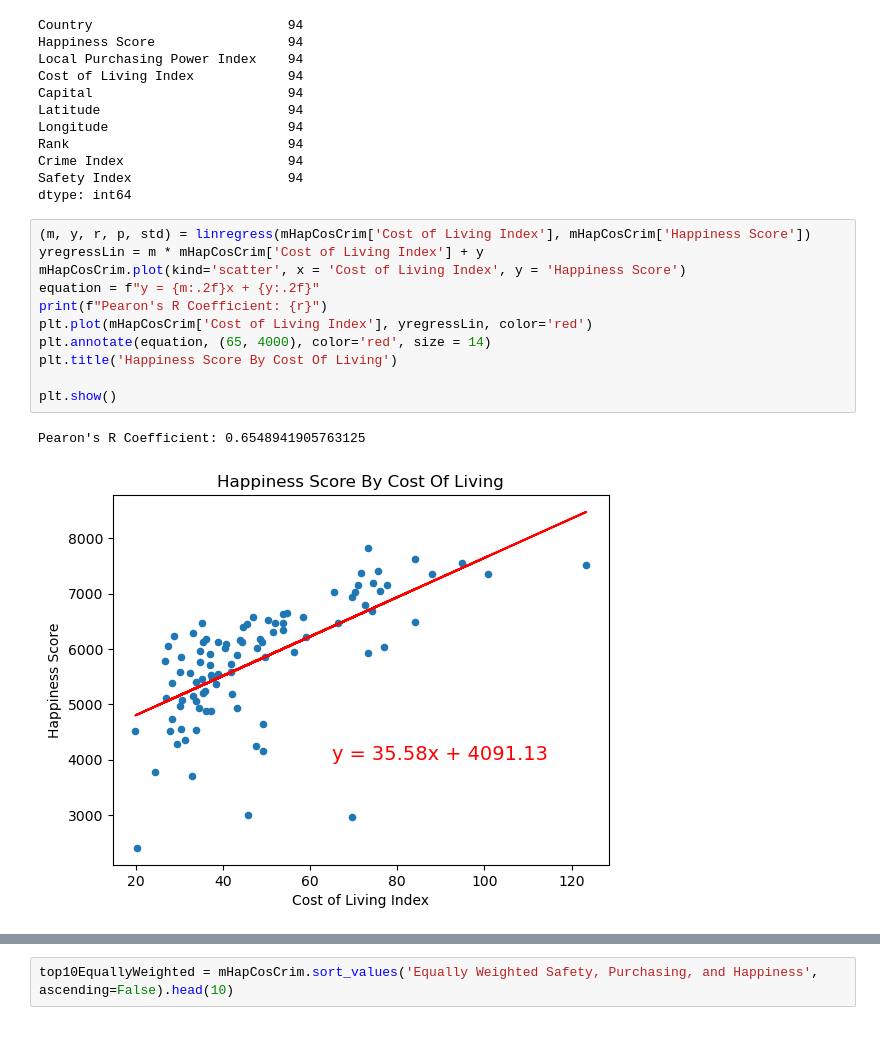
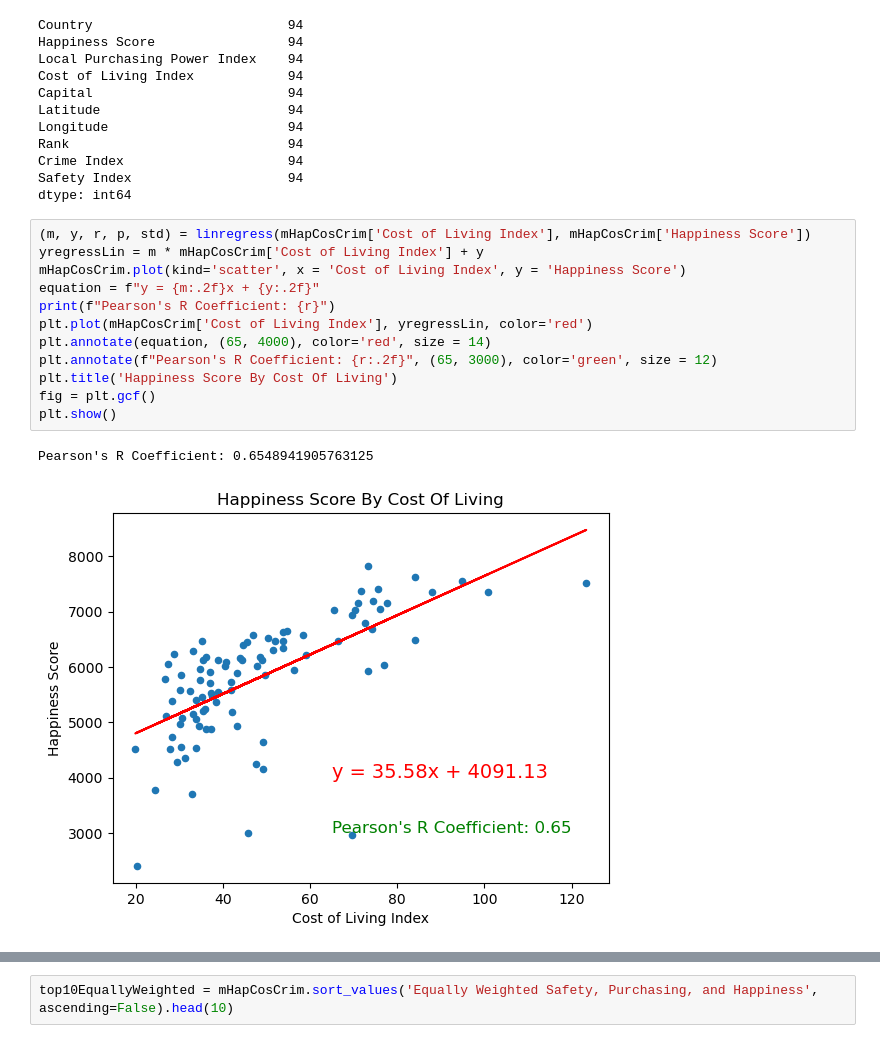
Before and after one commit to cburgyan/project1_happiness, a Jupyter notebook: pro1_happiness.ipynb, the cells around one changed output, grey strips where cells are left out. Cells and saved outputs as stored; diff of their text form.

```diff
--- a/pro1_happiness.ipynb
+++ b/pro1_happiness.ipynb
@@ -365,14 +350,15 @@ dtype: int64
 # %%
 (m, y, r, p, std) = linregress(mHapCosCrim['Cost of Living Index'], mHapCosCrim['Happiness Score'])
 yregressLin = m * mHapCosCrim['Cost of Living Index'] + y
 mHapCosCrim.plot(kind='scatter', x = 'Cost of Living Index', y = 'Happiness Score')
 equation = f"y = {m:.2f}x + {y:.2f}"
-print(f"Pearon's R Coefficient: {r}")
+print(f"Pearson's R Coefficient: {r}")
 plt.plot(mHapCosCrim['Cost of Living Index'], yregressLin, color='red')
 plt.annotate(equation, (65, 4000), color='red', size = 14)
+plt.annotate(f"Pearson's R Coefficient: {r:.2f}", (65, 3000), color='green', size = 12)
 plt.title('Happiness Score By Cost Of Living')
-
+fig = plt.gcf()
 plt.show()
 # %% [output]
-Pearon's R Coefficient: 0.6548941905763125
+Pearson's R Coefficient: 0.6548941905763125
-[figure, old version]
+[figure, new version]
```
Also changed, not shown: parts of 44 cells of this notebook, 3 other files.
